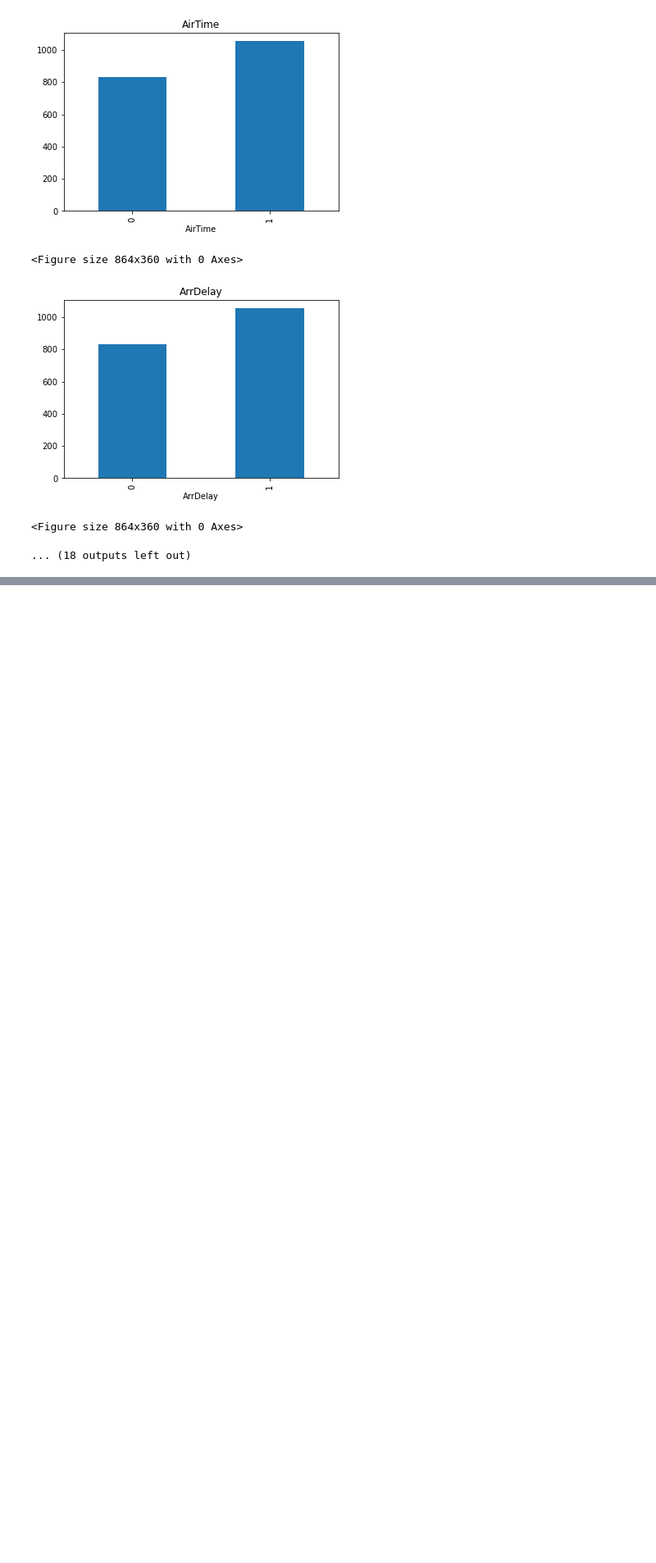
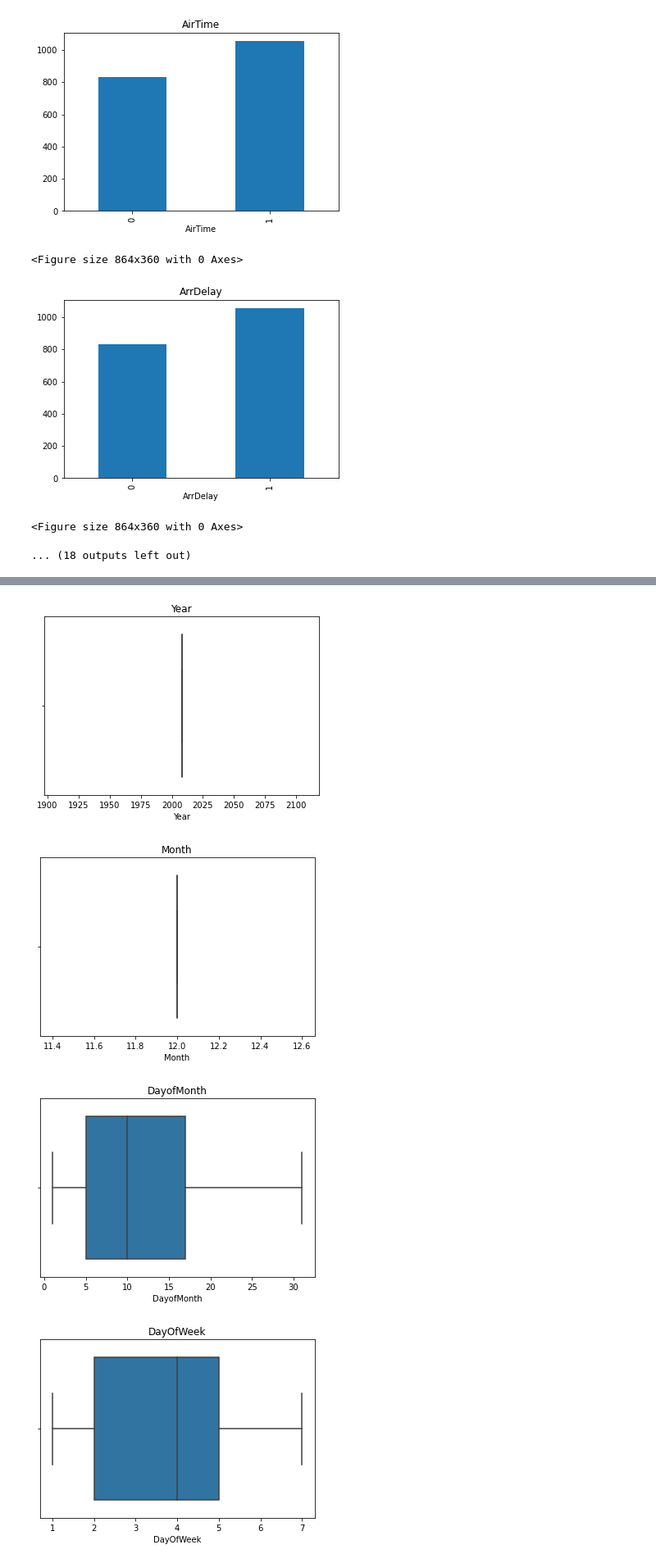
Before and after one commit to deepakjeff2/data-cleaning, a Jupyter notebook: airline_EDA.ipynb, the cells around one changed output, grey strips where cells are left out. Shown: that part at 82% size. Drawn from its saved outputs; the diff is of its cells as text; code cells hidden in the pictures; blank space fills up the shorter version.

```diff
--- a/airline_EDA.ipynb
+++ b/airline_EDA.ipynb
@@ -96,0 +97,3 @@ Name: ArrDelay, dtype: float64
+# %%
+num_feature = [feature for feature in df.columns if df[feature].dtypes != object]
+num_feature
@@ -96,0 +118,3 @@ Name: ArrDelay, dtype: float64
+# %%
+cat_feature = [feature for feature in df.columns if df[feature].dtypes == object]
+cat_feature
@@ -96,0 +123,5 @@ Name: ArrDelay, dtype: float64
+# %%
+for feature in cat_feature:
+    if feature in feature_null:
+        df[feature].fillna(df[feature].mode()[0],inplace=True)
+        print('number of missing values in {} is {}'.format(feature,df[feature].isnull().sum()))
@@ -96,0 +130,7 @@ Name: ArrDelay, dtype: float64
+# %%
+for feature in cat_feature:
+    data = df.copy()
+    print(data[feature].value_counts())
+    #data.groupby(feature)['ArrTime'].median().plot.bar()
+    #plt.title(feature)
+    #plt.show()
@@ -96,0 +155,10 @@ Name: ArrDelay, dtype: float64
+# %%
+for feature in num_feature:
+    sns.boxplot(df[feature])
+    plt.title(feature)
+    plt.show()
+# %% [output]
+[figure, added]
+[figure, added]
+[figure, added]
+[figure, added]
```
Also changed, not shown: parts of 11 cells of this notebook.
